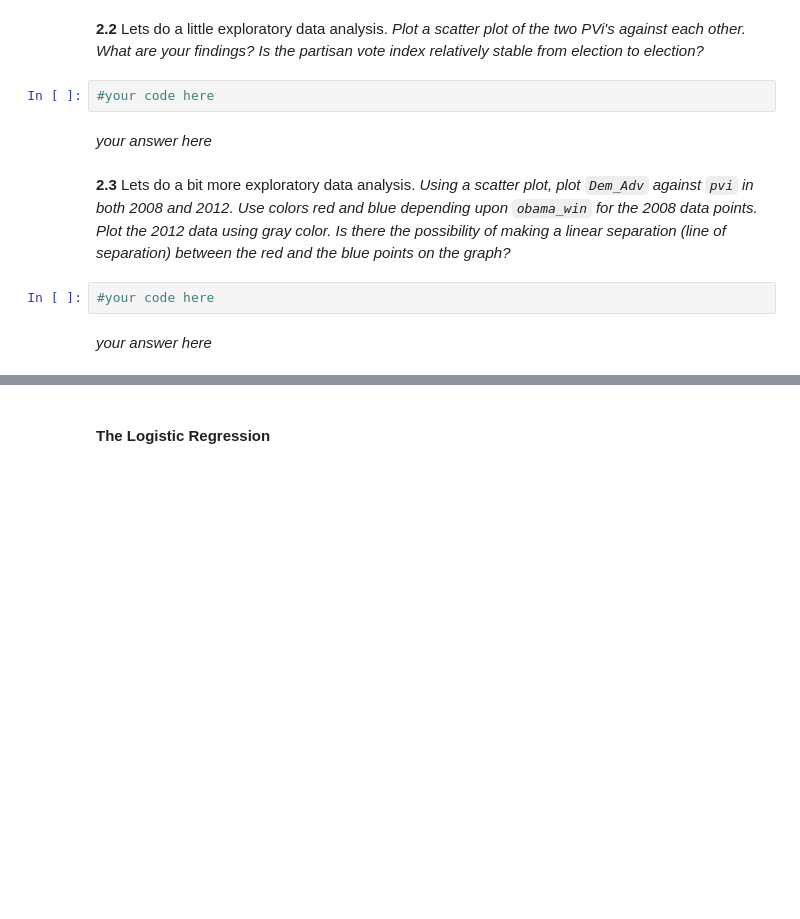
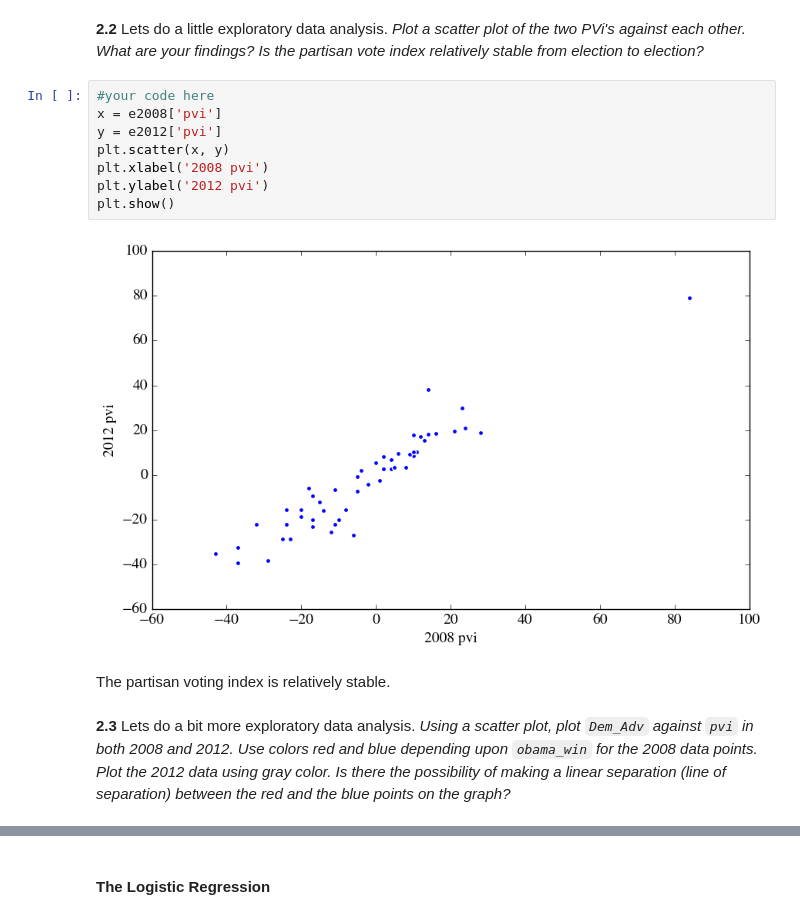
Before and after one commit to jacqzwy/content, a Jupyter notebook: HW2.ipynb, the cells around one changed output, grey strips where cells are left out. Cells and saved outputs as stored; diff of their text form; blank space fills up the shorter version.

```diff
--- a/HW2.ipynb
+++ b/HW2.ipynb
@@ -861,13 +861,17 @@ results2012.head()
 #### Exploratory Data Analysis
 # %% [markdown]
 **2.2** Lets do a little exploratory data analysis. *Plot a scatter plot of the two PVi's against each other. What are your findings? Is the partisan vote index relatively stable from election to election?*
-# %%
-#your code here
-# %% [markdown]
-*your answer here*
+# %%
+#your code here
+x = e2008['pvi']
+y = e2012['pvi']
+plt.scatter(x, y)
+plt.xlabel('2008 pvi')
+plt.ylabel('2012 pvi')
+plt.show()
+# %% [output]
+[figure, added]
+# %% [markdown]
+The partisan voting index is relatively stable.
 # %% [markdown]
 **2.3** Lets do a bit more exploratory data analysis. *Using a scatter plot, plot `Dem_Adv` against `pvi` in both 2008 and 2012. Use colors red and blue depending upon `obama_win` for the 2008 data points.  Plot the 2012 data using gray color. Is there the possibility of making a linear separation (line of separation) between the red and the blue points on the graph?*
-# %%
-#your code here
-# %% [markdown]
-*your answer here*
```
Also changed, not shown: parts of 7 cells of this notebook.
